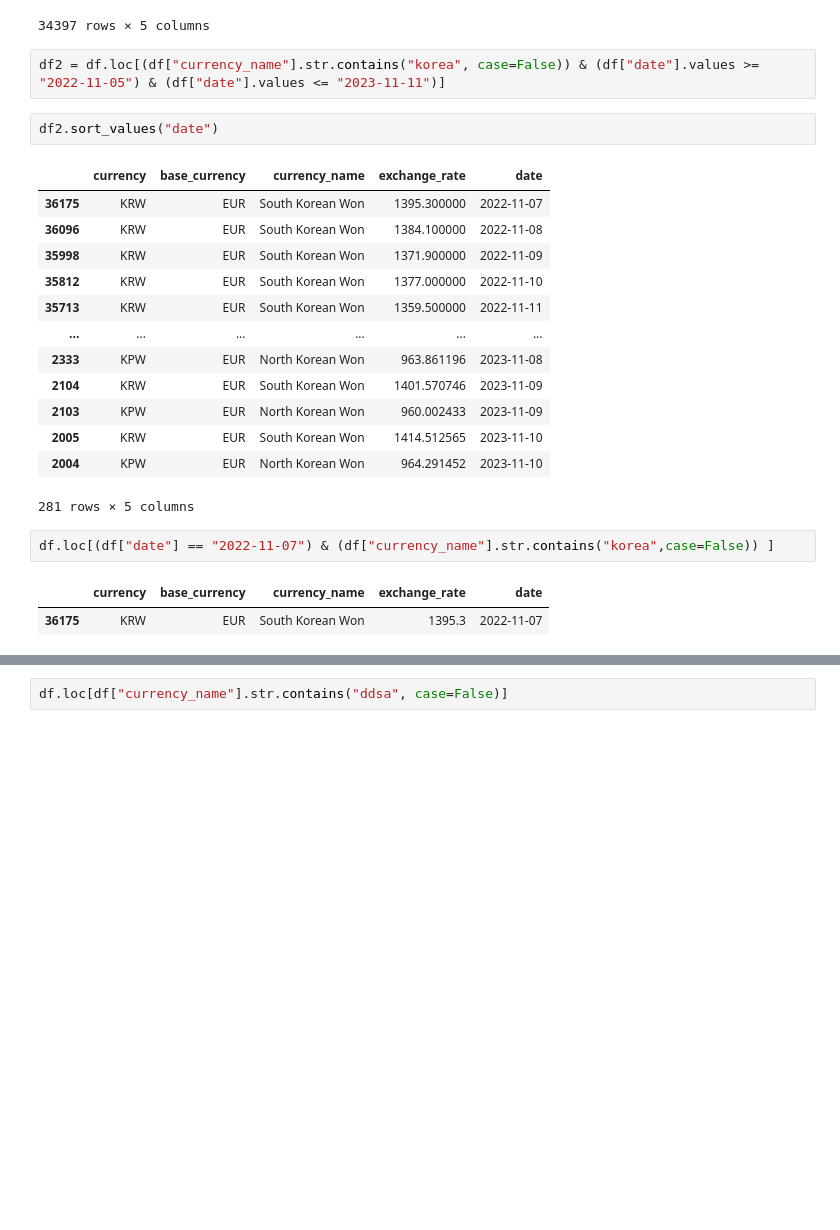
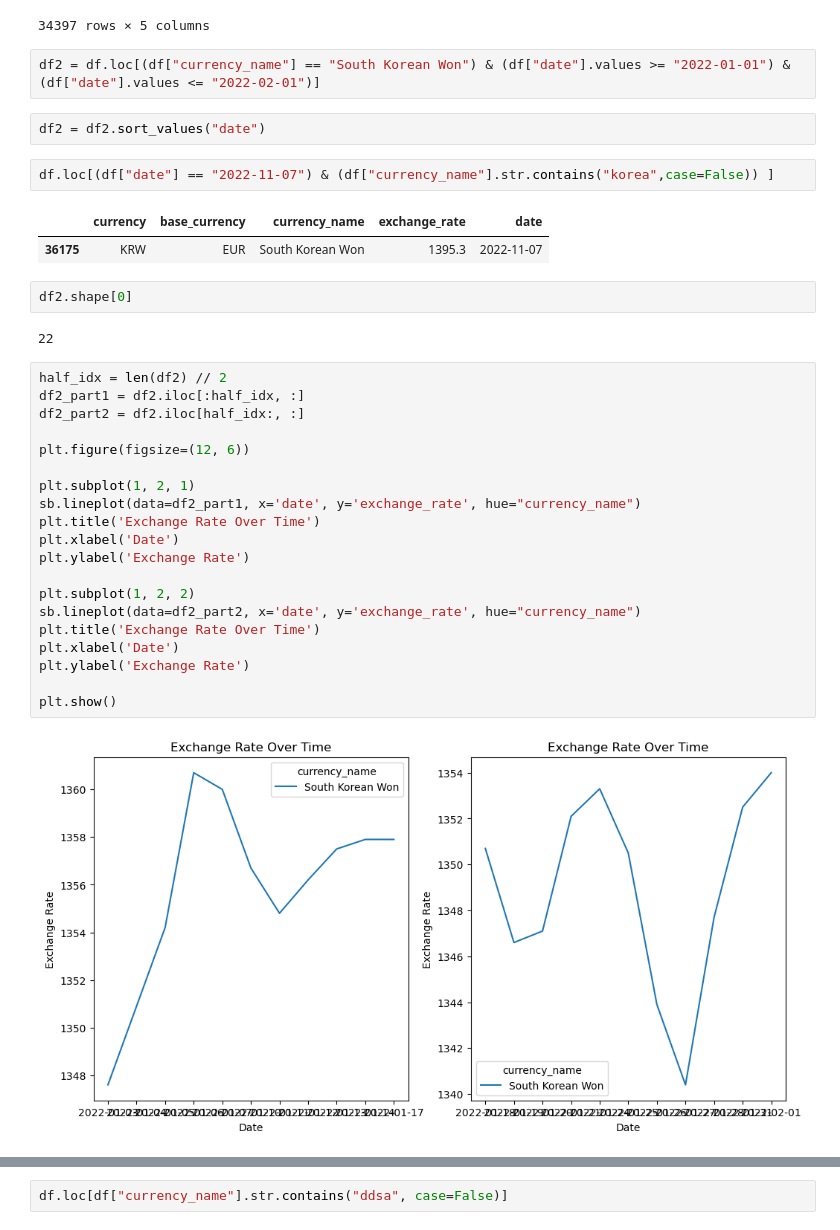
Before and after one commit to Yeomdongsu/YH-semi_final-forex-exchange-rate, a Jupyter notebook: forex_exchange_rate.ipynb, the cells around one changed output, grey strips where cells are left out. Drawn from its saved outputs; the diff is of its cells as text; blank space fills up the shorter version.

```diff
--- a/forex_exchange_rate.ipynb
+++ b/forex_exchange_rate.ipynb
@@ -139,26 +163,38 @@ df.loc[(df["date"].values >= "2022-11-05") & (df["date"].values <= "2023-11-11")
 | 36255 | NOK | EUR | Norwegian Krone | 10.181040 | 2022-11-06 |
 34397 rows × 5 columns
 # %%
-df2 = df.loc[(df["currency_name"].str.contains("korea", case=False)) & (df["date"].values >= "2022-11-05") & (df["date"].values <= "2023-11-11")]
+df2 = df.loc[(df["currency_name"] == "South Korean Won") & (df["date"].values >= "2022-01-01") & (df["date"].values <= "2022-02-01")]
 # %%
-df2.sort_values("date")
+df2 = df2.sort_values("date")
-# %% [output]
-|  | currency | base_currency | currency_name | exchange_rate | date |
-| 36175 | KRW | EUR | South Korean Won | 1395.300000 | 2022-11-07 |
-| 36096 | KRW | EUR | South Korean Won | 1384.100000 | 2022-11-08 |
-| 35998 | KRW | EUR | South Korean Won | 1371.900000 | 2022-11-09 |
-| 35812 | KRW | EUR | South Korean Won | 1377.000000 | 2022-11-10 |
-| 35713 | KRW | EUR | South Korean Won | 1359.500000 | 2022-11-11 |
-| ... | ... | ... | ... | ... | ... |
-| 2333 | KPW | EUR | North Korean Won | 963.861196 | 2023-11-08 |
-| 2104 | KRW | EUR | South Korean Won | 1401.570746 | 2023-11-09 |
-| 2103 | KPW | EUR | North Korean Won | 960.002433 | 2023-11-09 |
-| 2005 | KRW | EUR | South Korean Won | 1414.512565 | 2023-11-10 |
-| 2004 | KPW | EUR | North Korean Won | 964.291452 | 2023-11-10 |
-281 rows × 5 columns
 # %%
 df.loc[(df["date"] == "2022-11-07") & (df["currency_name"].str.contains("korea",case=False)) ]
 # %% [output]
 |  | currency | base_currency | currency_name | exchange_rate | date |
 | 36175 | KRW | EUR | South Korean Won | 1395.3 | 2022-11-07 |
+# %%
+df2.shape[0]
+# %% [output]
+22
+# %%
+half_idx = len(df2) // 2
+df2_part1 = df2.iloc[:half_idx, :]
+df2_part2 = df2.iloc[half_idx:, :]
+
+plt.figure(figsize=(12, 6))
+
+plt.subplot(1, 2, 1)
+sb.lineplot(data=df2_part1, x='date', y='exchange_rate', hue="currency_name")
+plt.title('Exchange Rate Over Time')
+plt.xlabel('Date')
+plt.ylabel('Exchange Rate')
+
+plt.subplot(1, 2, 2)
+sb.lineplot(data=df2_part2, x='date', y='exchange_rate', hue="currency_name")
+plt.title('Exchange Rate Over Time')
+plt.xlabel('Date')
+plt.ylabel('Exchange Rate')
+
+plt.show()
+# %% [output]
+[figure, added]
 # %%
```
Also changed, not shown: parts of 26 cells of this notebook, 1 other file.
